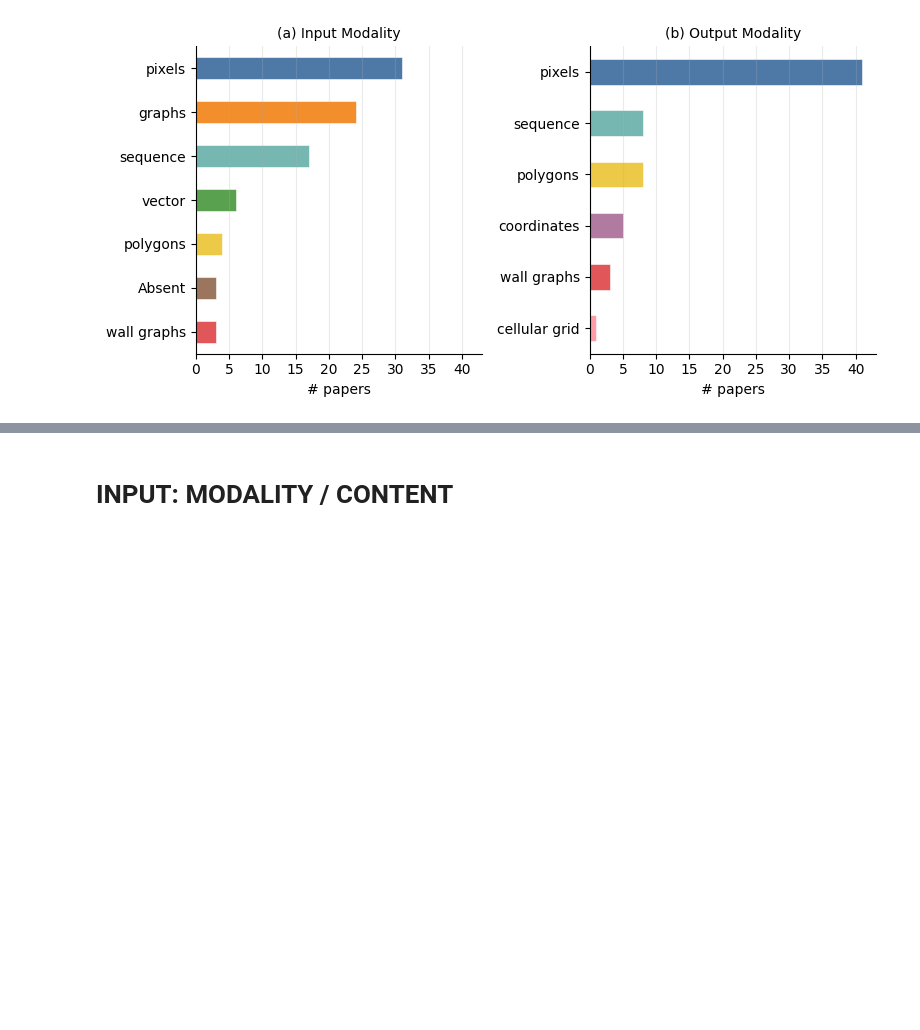
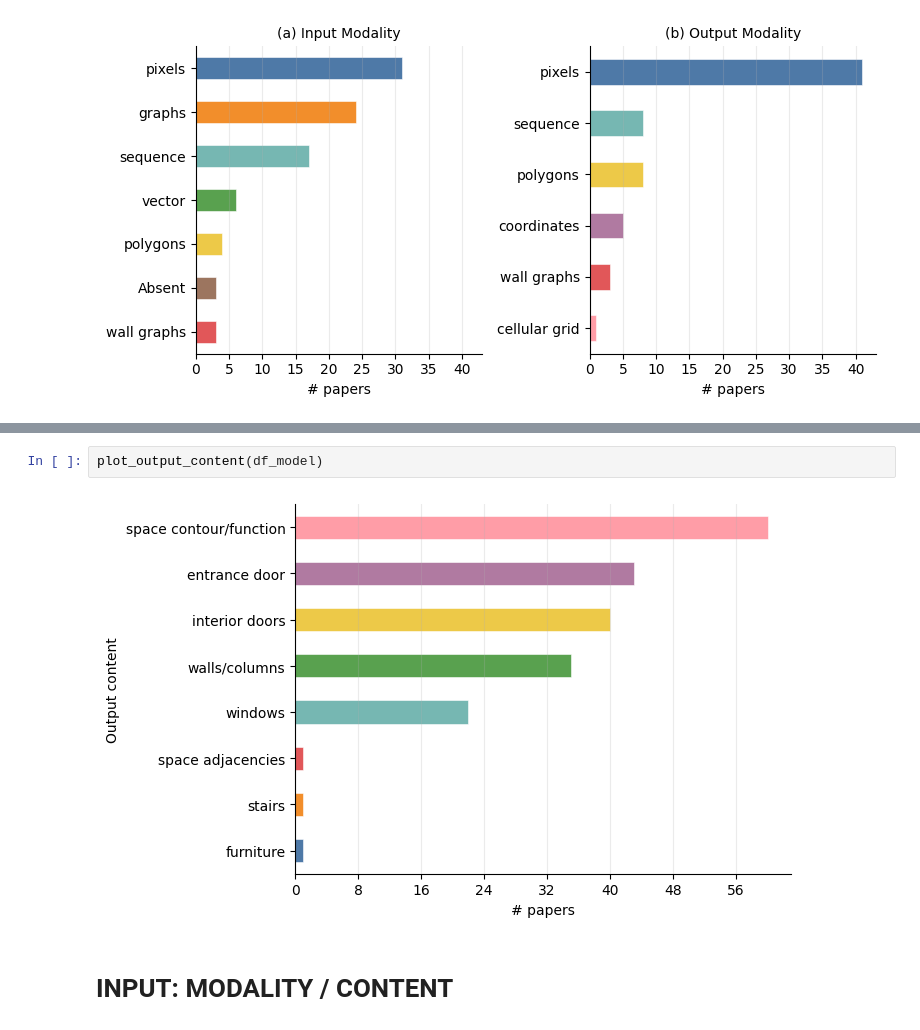
Before and after one commit to gal-dmitry/SystematicReview, a Jupyter notebook: SYNTHESIS_03.ipynb, the cells around one changed output, grey strips where cells are left out. Cells and saved outputs as stored; diff of their text form; blank space fills up the shorter version.

```diff
--- a/SYNTHESIS_03.ipynb
+++ b/SYNTHESIS_03.ipynb
@@ -33,3 +35,7 @@ plot_input_output_content(df_model)
+# %%
+plot_output_content(df_model)
+# %% [output]
+[figure, added]
 # %% [markdown]
 # INPUT: MODALITY / CONTENT
 # %%
```
Also changed, not shown: parts of 3 cells of this notebook, 1 other file.
